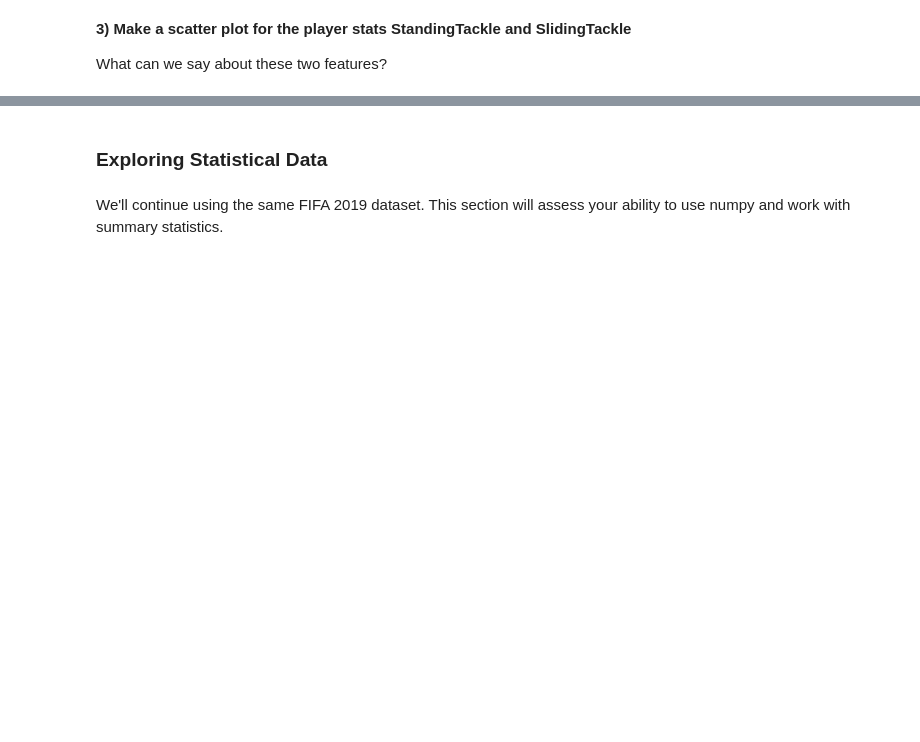
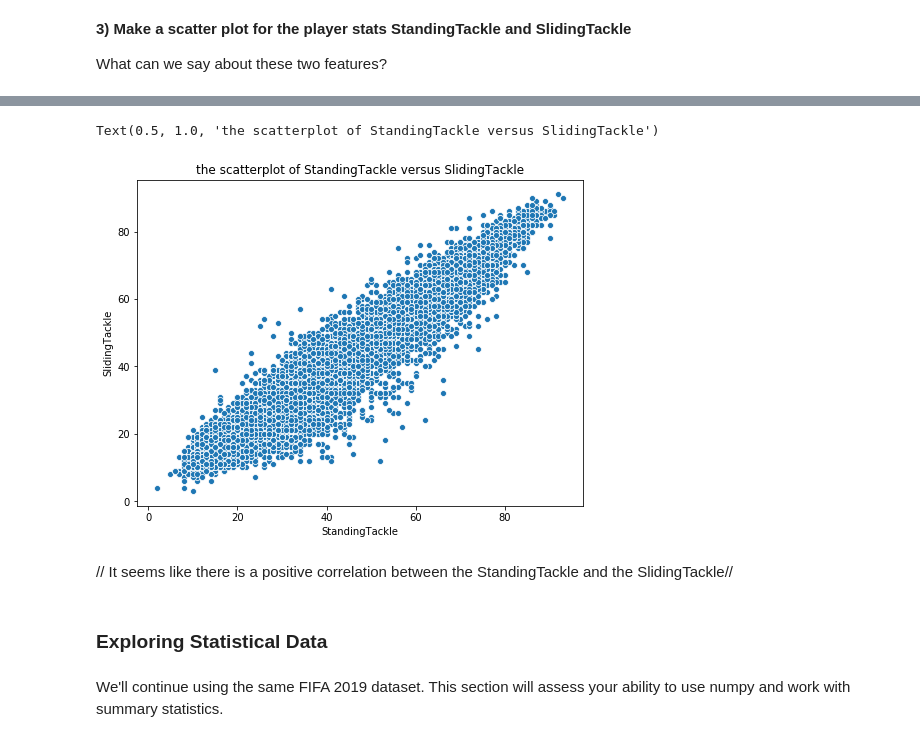
Before and after one commit to learn-co-students/module-1-code-challenge-round-1-seattle-ds-career-051319-dsc-module-1-assessment-1562691756, a Jupyter notebook: index.ipynb, the cells around one changed output, grey strips where cells are left out. Saved outputs shown, nothing was run; the diff lists cells and outputs as text; code cells hidden in the pictures; blank space fills up the shorter version.

```diff
--- a/index.ipynb
+++ b/index.ipynb
@@ -214,3 +314,15 @@ What can we say about these two features? </b>
+# %%
+#code here to plot a scatterplot
+fig,ax = plt.subplots(figsize=(8,6))
+ax = sns.scatterplot(x=df.StandingTackle, y=list(df.SlidingTackle))
+plt.xlabel('StandingTackle')
+plt.ylabel('SlidingTackle')
+plt.title('the scatterplot of StandingTackle versus SlidingTackle')
+# %% [output]
+Text(0.5, 1.0, 'the scatterplot of StandingTackle versus SlidingTackle')
+[figure, added]
+# %% [markdown]
+// It seems like there is a positive correlation between the StandingTackle and the SlidingTackle//
 # %% [markdown]
 ### Exploring Statistical Data
 # %% [markdown]
```
Also changed, not shown: parts of 42 cells of this notebook.
